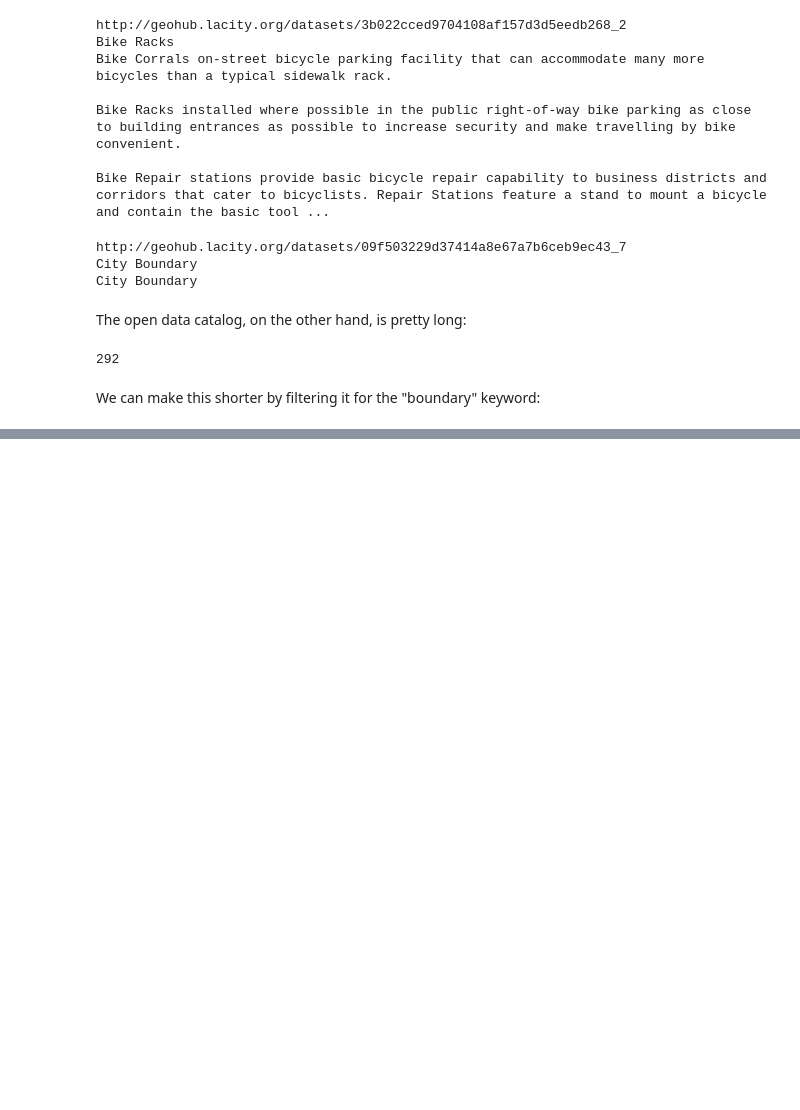
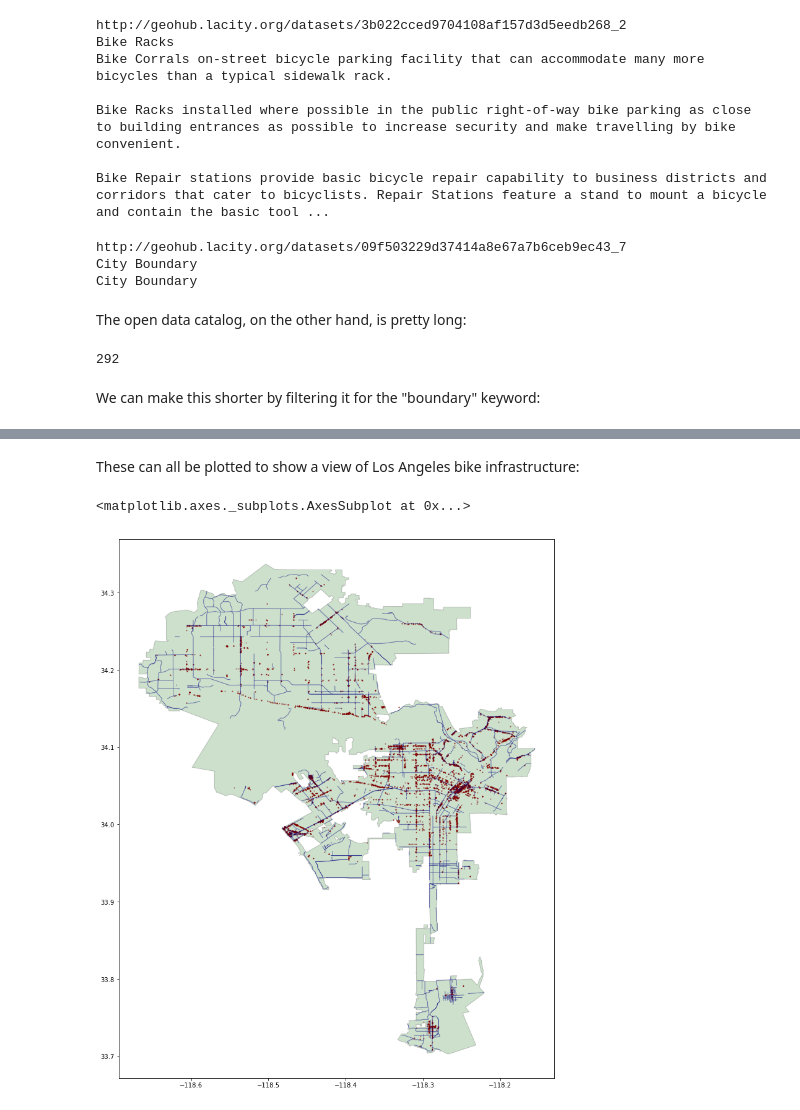
Before and after one commit to ian-r-rose/intake-dcat, a Jupyter notebook: examples/demo.ipynb, the cells around one changed output, grey strips where cells are left out. Cells and saved outputs as stored; diff of their text form; code cells hidden in the pictures; blank space fills up the shorter version.

```diff
--- a/examples/demo.ipynb
+++ b/examples/demo.ipynb
@@ -81,0 +84,4 @@ bike_racks = geohub[bike_racks_id].read()
+# %%
+bike_racks = geohub['http://geohub.lacity.org/datasets/3b022cced9704108af157d3d5eedb268_2'].read()
+bikeways = geohub['http://geohub.lacity.org/datasets/2602345a7a8549518e8e3c873368c1d9_0'].read()
+city_boundary = open_data_boundary['https://data.lacity.org/api/views/ppge-zfr4'].read()
@@ -86,0 +110,11 @@ bike_racks.plot()
+# %% [markdown]
+These can all be plotted to show a view of Los Angeles bike infrastructure:
+# %%
+import matplotlib.pyplot as plt
+fig, ax = plt.subplots(1, figsize=(16,16))
+city_boundary.plot(ax=ax, color='darkgreen', alpha=0.2, linewidth=1, edgecolor='black')
+bikeways.plot(ax=ax, color='navy', alpha=0.5, linewidth=1)
+bike_racks.plot(ax=ax, color='maroon', alpha=0.5, markersize=1)
+# %% [output]
+<matplotlib.axes._subplots.AxesSubplot at 0x...>
+[figure, added]
```
Also changed, not shown: parts of 9 cells of this notebook.
